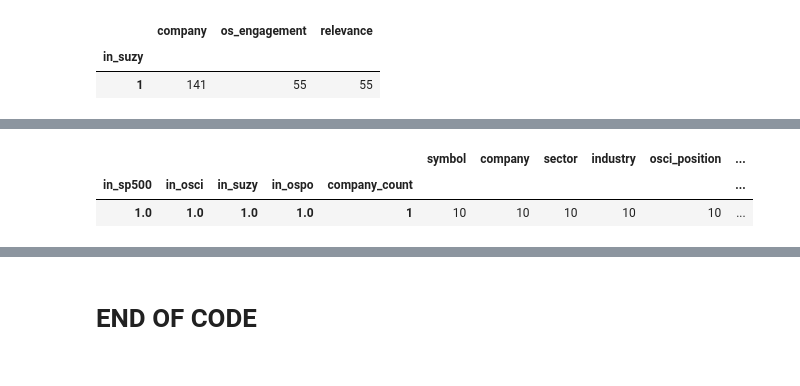
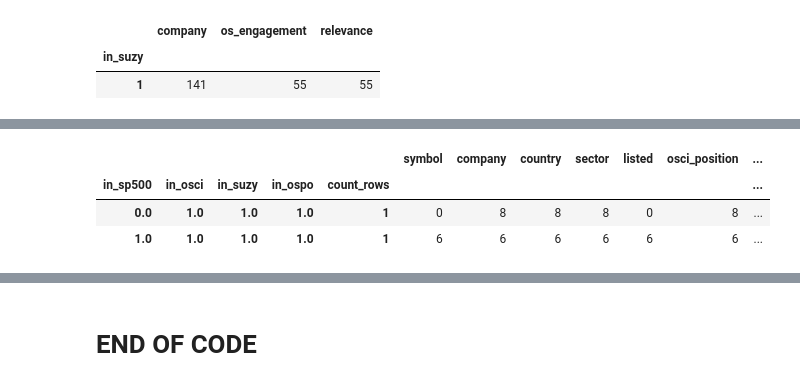
Before and after one commit to JumpsuitWizard/FOCUSED-Collaboration, a Jupyter notebook: notebooks/1_readin_data.ipynb, the cells around one changed output, grey strips where cells are left out. Saved outputs shown, nothing was run; the diff lists cells and outputs as text; code cells hidden in the pictures.

```diff
--- a/notebooks/1_readin_data.ipynb
+++ b/notebooks/1_readin_data.ipynb
@@ -450,0 +511,7 @@ df_partc.head()
+# %%
+# Merge on: 'company', 'country'
+
+#df_all = df_partb.merge(df_ospo, left_on=["company", "country"], right_on=["company", "country"], how="outer")
+df_all['count_rows']=1
+print(df_all.shape)
+df_all.head()
@@ -450,0 +526,8 @@ df_partc.head()
+# %%
+# reorder columns
+new_order = ['symbol', 'company', 'country','country_cb','sector', 'listed','osci_industry', 'in_sp500', 'in_ospo', 'in_osci', 'in_suzy', 'osci_position',
+            'os_engagement','relevance','count_rows','ospo_status', 'symbol_ospo','market_cap'
+             ]
+df_all = df_all.reindex(new_order, axis=1)
+
+df_all.head(2)
@@ -450,0 +540,12 @@ df_partc.head()
+# %%
+df_all['country']=df_all['country'].mask(pd.isnull, df_all['country_cb'])
+
+df_all['sector']=df_all['sector'].mask(pd.isnull, df_all['osci_industry'])
+
+# if in_sp500 is NaN, make it 0.
+df_all['in_sp500']=df_all['in_sp500'].mask(pd.isnull, 0)
+
+# clean up sectors
+df_all['sector'].mask(df_all['sector'] == 'Information Technology', 'Technology', inplace=True)
+df_all['sector'].mask(df_all['sector'] == 'Health Care', 'Healthcare & Pharma', inplace=True)
+df_all['sector'].mask(df_all['sector'] == 'Financials', 'Banking, Insurance & Financial Services ', inplace=True)
@@ -450,0 +563,4 @@ df_partc.head()
+# %%
+# drop temp variables
+df_all = df_all.drop(['country_cb','osci_industry'], axis=1)
+df_all.head(5)
@@ -455,7 +740,8 @@ print(len(df_partc['company'].unique()))
 # %%
-df_check = df_partc.groupby(['in_sp500', 'in_osci', 'in_suzy', 'in_ospo','company_count']).count()
+df_check = df_all.groupby(['in_sp500', 'in_osci', 'in_suzy', 'in_ospo','count_rows']).count()
 df_check
 # %% [output]
-|  |  |  |  |  | symbol | company | sector | industry | osci_position | ... |
-| in_sp500 | in_osci | in_suzy | in_ospo | company_count |  |  |  |  |  | ... |
-| 1.0 | 1.0 | 1.0 | 1.0 | 1 | 10 | 10 | 10 | 10 | 10 | ... |
+|  |  |  |  |  | symbol | company | country | sector | listed | osci_position | ... |
+| in_sp500 | in_osci | in_suzy | in_ospo | count_rows |  |  |  |  |  |  | ... |
+| 0.0 | 1.0 | 1.0 | 1.0 | 1 | 0 | 8 | 8 | 8 | 0 | 8 | ... |
+| 1.0 | 1.0 | 1.0 | 1.0 | 1 | 6 | 6 | 6 | 6 | 6 | 6 | ... |
```
Also changed, not shown: parts of 142 cells of this notebook, 4 other files.
